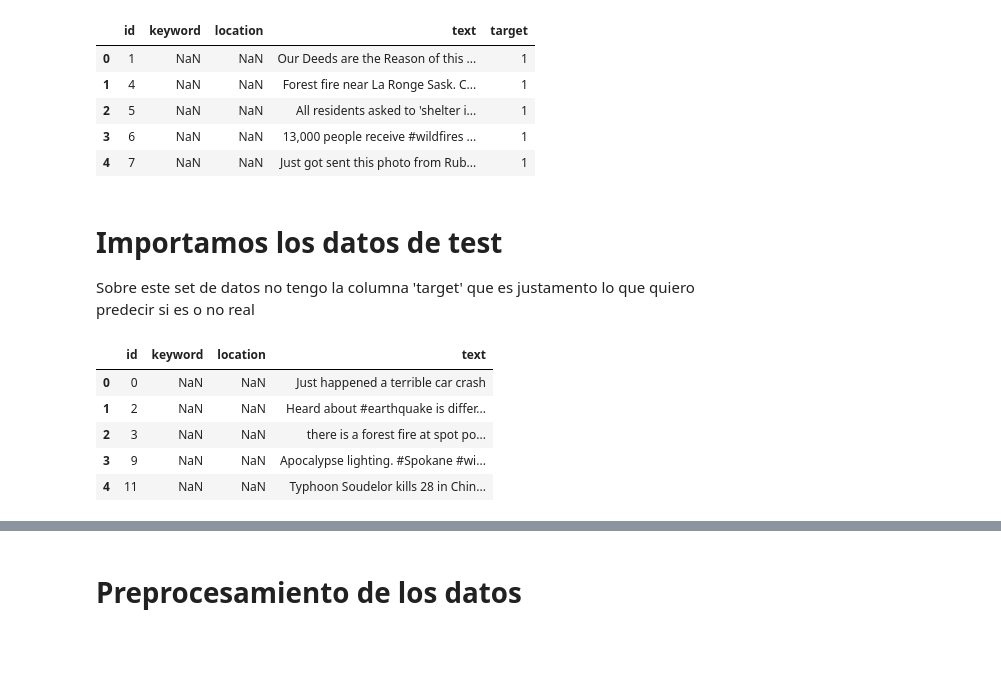
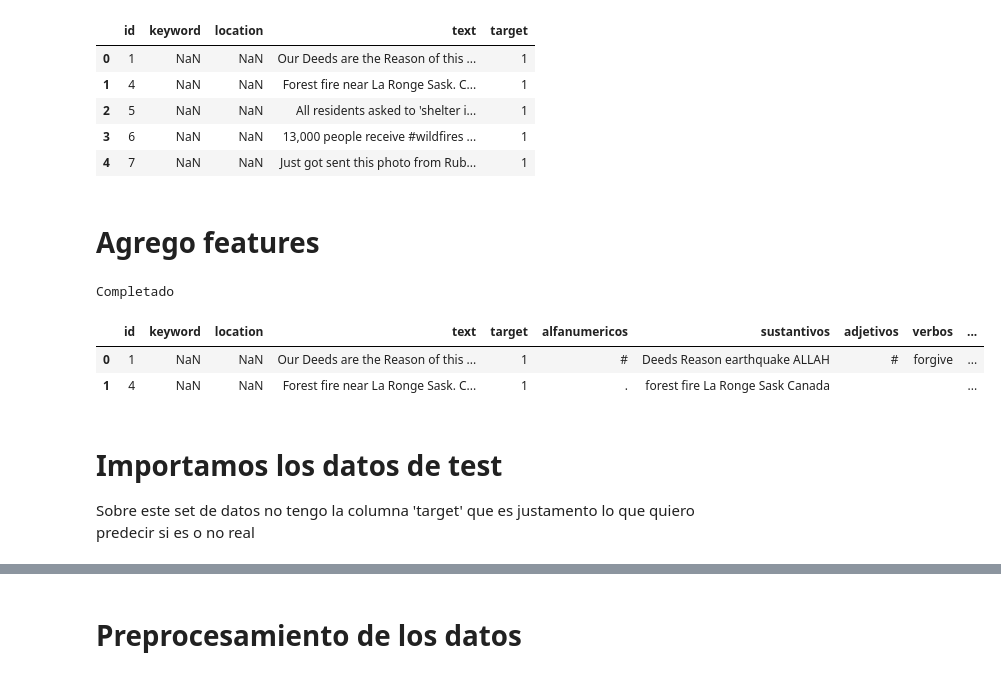
Before and after one commit to bobadillagerman/75.06-Datos-TP2-2020, a Jupyter notebook: TP2-MachineLearning-Giova.ipynb, the cells around one changed output, grey strips where cells are left out. Saved outputs shown, nothing was run; the diff lists cells and outputs as text; code cells hidden in the pictures; blank space fills up the shorter version.

```diff
--- a/TP2-MachineLearning-Giova.ipynb
+++ b/TP2-MachineLearning-Giova.ipynb
@@ -38,6 +46,63 @@ train.head()
 | 2 | 5 | NaN | NaN | All residents asked to 'shelter i... | 1 |
 | 3 | 6 | NaN | NaN | 13,000 people receive #wildfires ... | 1 |
 | 4 | 7 | NaN | NaN | Just got sent this photo from Rub... | 1 |
+# %% [markdown]
+# Agrego features
+# %%
+
+train_v2 = train.copy()
+
+#Parse del texto , donde cada token es una palabra
+
+for i, row in train_v2.iterrows():
+
+    if(row["text"] and len(str(row["text"])) < 300):
+        doc = nlp(str(row["text"]))
+
+        adjectives = []
+        nouns = []
+        verbs = []
+        lemmas = []
+        simbolos = []
+        alfanumericos = []
+
+        for token in doc:
+
+            lemmas.append(token.lemma_)
+
+            if not token.text.isalpha():
+                alfanumericos.append(token.lemma_)
+            if token.pos_ == "ADJ":
+                adjectives.append(token.lemma_)
+            if token.pos_ == "NOUN" or token.pos_ == "PROPN":
+                nouns.append(token.lemma_)
+            if token.pos_ == "VERB":
+                verbs.append(token.lemma_)
+            if token.pos_ == "SYM":
+                simbolos.append(token.lemma_)
+
+        train_v2.at[i, "alfanumericos"] = " ".join(alfanumericos)
+        train_v2.at[i, "sustantivos"] = " ".join(nouns)
+        train_v2.at[i, "adjetivos"] = " ".join(adjectives)
+        train_v2.at[i, "verbos"] = " ".join(verbs)
+        train_v2.at[i, "simbolos"] = " ".join(simbolos)
+        train_v2.at[i, "cant_verbos"] = len(verbs)
+        train_v2.at[i, "cant_adjetivos"] = len(adjectives)
+        train_v2.at[i, "cant_sustantivos"] = len(nouns)
+        train_v2.at[i, "cant_simbolos"] = len(simbolos)
+        train_v2.at[i, "cant_alfanumericos"] = len(alfanumericos)
+        train_v2.at[i, "cant_palabras"] = len(lemmas)
+        train_v2.at[i, "longitud_texto"] = len(row["text"])
+
+print('Completado')
+# %% [output]
+Completado
+# %%
+train_v2.head(2)
+# %% [output]
+|  | id | keyword | location | text | target | alfanumericos | sustantivos | adjetivos | verbos | ... |
+| 0 | 1 | NaN | NaN | Our Deeds are the Reason of this ... | 1 | # | Deeds Reason earthquake ALLAH | # | forgive | ... |
+| 1 | 4 | NaN | NaN | Forest fire near La Ronge Sask. C... | 1 | . | forest fire La Ronge Sask Canada |  |  | ... |
 # %% [markdown]
 # Importamos los datos de test
 
@@ -53,12 +118,3 @@ test = pd.read_csv(
         "target":np.int32,
     },
 )
-# %%
-test.head()
-# %% [output]
-|  | id | keyword | location | text |
-| 0 | 0 | NaN | NaN | Just happened a terrible car crash |
-| 1 | 2 | NaN | NaN | Heard about #earthquake is differ... |
-| 2 | 3 | NaN | NaN | there is a forest fire at spot po... |
-| 3 | 9 | NaN | NaN | Apocalypse lighting. #Spokane #wi... |
-| 4 | 11 | NaN | NaN | Typhoon Soudelor kills 28 in Chin... |
```
Also changed, not shown: parts of 64 cells of this notebook.
